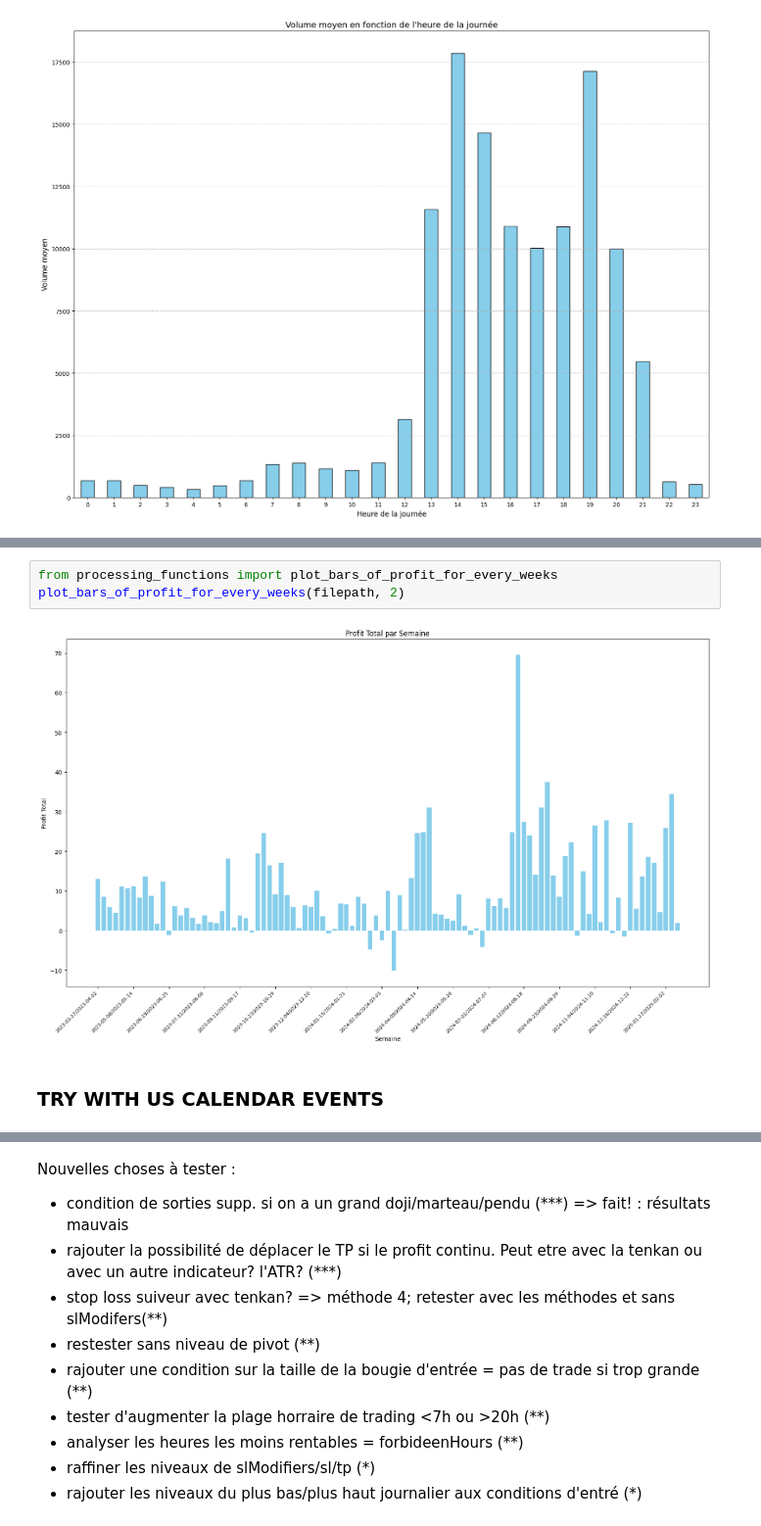
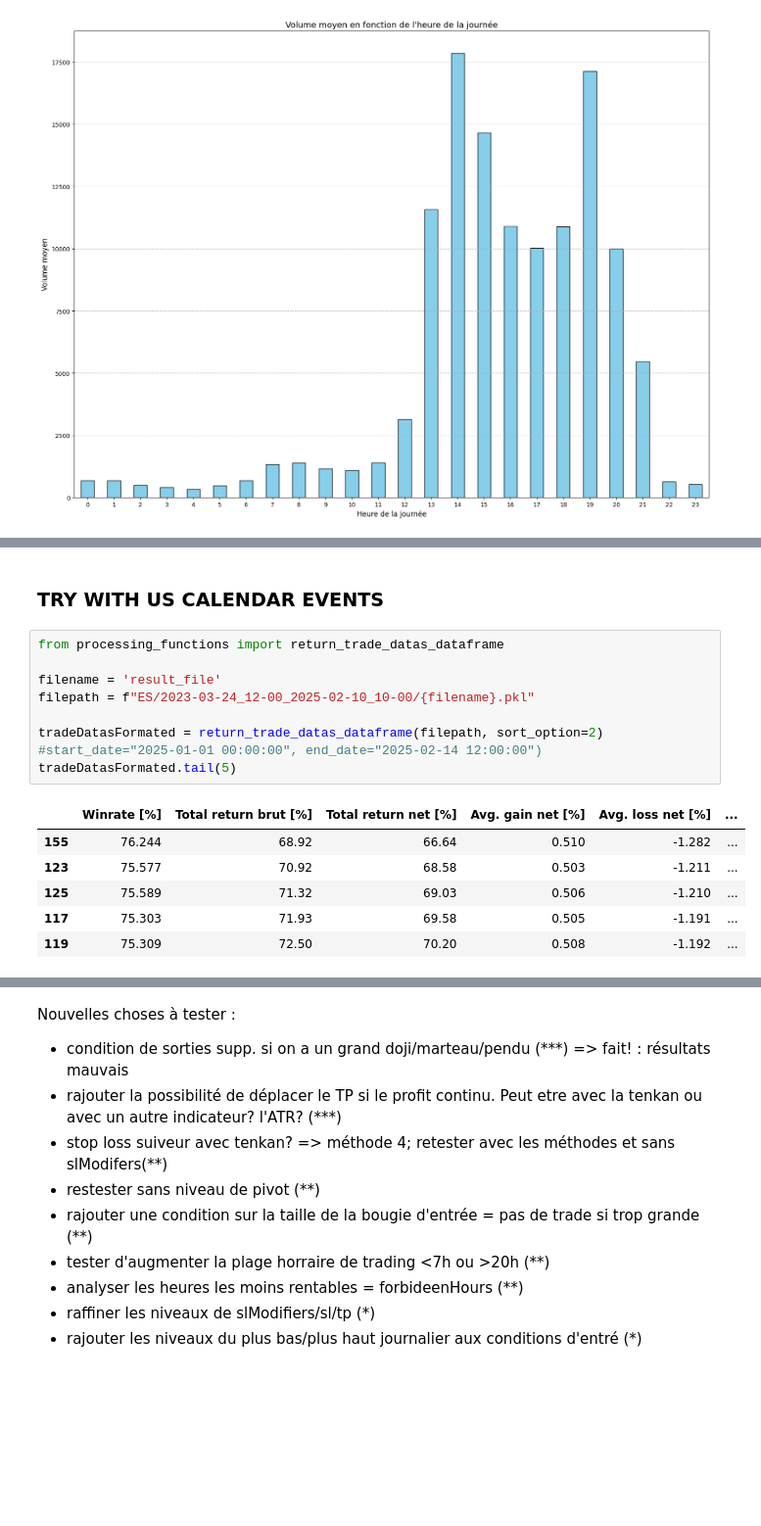
Before and after one commit to tessanix/Backtest_Trading, a Jupyter notebook: strategies_backtest.ipynb, the cells around one changed output, grey strips where cells are left out. Shown: that part at 98% size. Drawn from its saved outputs; the diff is of its cells as text; blank space fills up the shorter version.

```diff
--- a/strategies_backtest.ipynb
+++ b/strategies_backtest.ipynb
@@ -82,7 +90,17 @@ plot_backtested_return_curve(pathOfData='trade_datas/'+filepath,
-# %%
-from processing_functions import plot_bars_of_profit_for_every_weeks
-plot_bars_of_profit_for_every_weeks(filepath, 2)
-# %% [output]
-[figure, removed]
 # %% [markdown]
 ### TRY WITH US CALENDAR EVENTS ###
+# %%
+from processing_functions import return_trade_datas_dataframe
+
+filename = 'result_file'
+filepath = f"ES/2023-03-24_12-00_2025-02-10_10-00/{filename}.pkl"
+
+tradeDatasFormated = return_trade_datas_dataframe(filepath, sort_option=2) #start_date="2025-01-01 00:00:00", end_date="2025-02-14 12:00:00")
+tradeDatasFormated.tail(5)
+# %% [output]
+|  | Winrate [%] | Total return brut [%] | Total return net [%] | Avg. gain net [%] | Avg. loss net [%] | ... |
+| 155 | 76.244 | 68.92 | 66.64 | 0.510 | -1.282 | ... |
+| 123 | 75.577 | 70.92 | 68.58 | 0.503 | -1.211 | ... |
+| 125 | 75.589 | 71.32 | 69.03 | 0.506 | -1.210 | ... |
+| 117 | 75.303 | 71.93 | 69.58 | 0.505 | -1.191 | ... |
+| 119 | 75.309 | 72.50 | 70.20 | 0.508 | -1.192 | ... |
```
Also changed, not shown: parts of 19 cells of this notebook, 5 other files.
